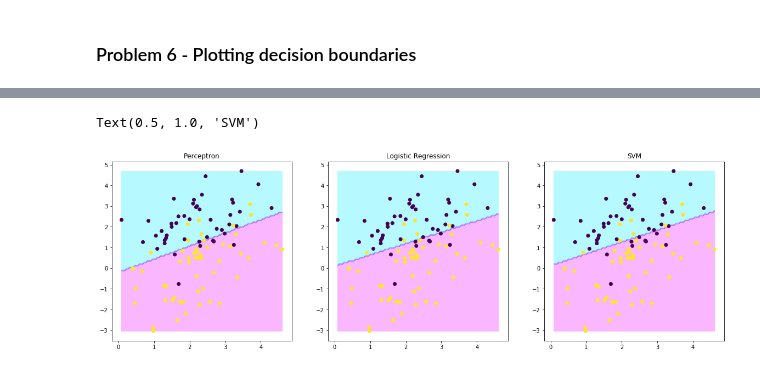
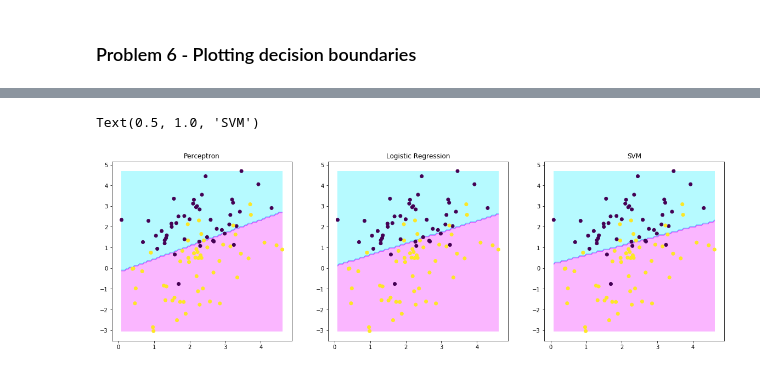
Before and after one commit to xiyunxie/cse574-machine-learning, a Jupyter notebook: PA1/PA1Script.ipynb, the cells around one changed output, grey strips where cells are left out. Saved outputs shown, nothing was run; the diff lists cells and outputs as text; code cells hidden in the pictures.

```diff
--- a/PA1/PA1Script.ipynb
+++ b/PA1/PA1Script.ipynb
@@ -269,7 +280,7 @@ def trainSGDSVM(X,y,T,eta=0.01):
     w = np.zeros(len(X[0]))
     wt = np.transpose(w)
     for j in range(T):
-        i = random.randint(0,len(X)-1)
+        i = np.random.randint(len(X))
         wtxi = np.dot(wt,X[i])
         ywtxi = y[i]*wtxi
         if(ywtxi<1):
@@ -284,7 +295,7 @@ Xtrain_i = np.concatenate((np.ones((Xtrain.shape[0],1)), Xtrain), axis=1)
 Xtest_i = np.concatenate((np.ones((Xtest.shape[0],1)), Xtest), axis=1)
 
 args = (Xtrain_i,ytrain)
-w = trainSGDSVM(Xtrain_i,ytrain,100,0.01)
+w = trainSGDSVM(Xtrain_i,ytrain,200,0.01)
 acc = evaluateLinearModel(w,Xtrain_i,ytrain)
 print('SVM Accuracy on train data - %.2f'%acc)
 acc = evaluateLinearModel(w,Xtest_i,ytest)
@@ -316,30 +330,30 @@ def plotBoundaries(w,X,y):
 # %%
 Xtrain,ytrain, Xtest, ytest = pickle.load(open('sample.pickle','rb'))
 # add intercept
 Xtrain_i = np.concatenate((np.ones((Xtrain.shape[0],1)), Xtrain), axis=1)
 Xtest_i = np.concatenate((np.ones((Xtest.shape[0],1)), Xtest), axis=1)
 
 # Replace next three lines with code for learning w using the three methods
 soln = minimize(regressionObjVal, w_init, jac=regressionGradient, args=args,method='CG', options=opts)
 w = np.transpose(np.array(soln.x))
 w_perceptron = w[:,np.newaxis]
 soln = minimize(logisticObjVal, w_init, jac=logisticGradient, hess=logisticHessian, args=args,method='Newton-CG', options=opts)
 w = np.transpose(np.array(soln.x))
 w_logistic = np.reshape(w,[len(w),1])
-w_svm = trainSGDSVM(Xtrain_i,ytrain,100,0.01)
+w_svm = trainSGDSVM(Xtrain_i,ytrain,200,0.01)
 fig = plt.figure(figsize=(20,6))
 
 ax = plt.subplot(1,3,1)
 plotBoundaries(w_perceptron,Xtrain_i,ytrain)
 ax.set_title('Perceptron')
 
 ax = plt.subplot(1,3,2)
 plotBoundaries(w_logistic,Xtrain_i,ytrain)
 ax.set_title('Logistic Regression')
 
 ax = plt.subplot(1,3,3)
 plotBoundaries(w_svm,Xtrain_i,ytrain)
 ax.set_title('SVM')
 # %% [output]
 Text(0.5, 1.0, 'SVM')
-[figure, old version]
+[figure, new version]
```
Also changed, not shown: parts of 6 cells of this notebook, 16 other files.
